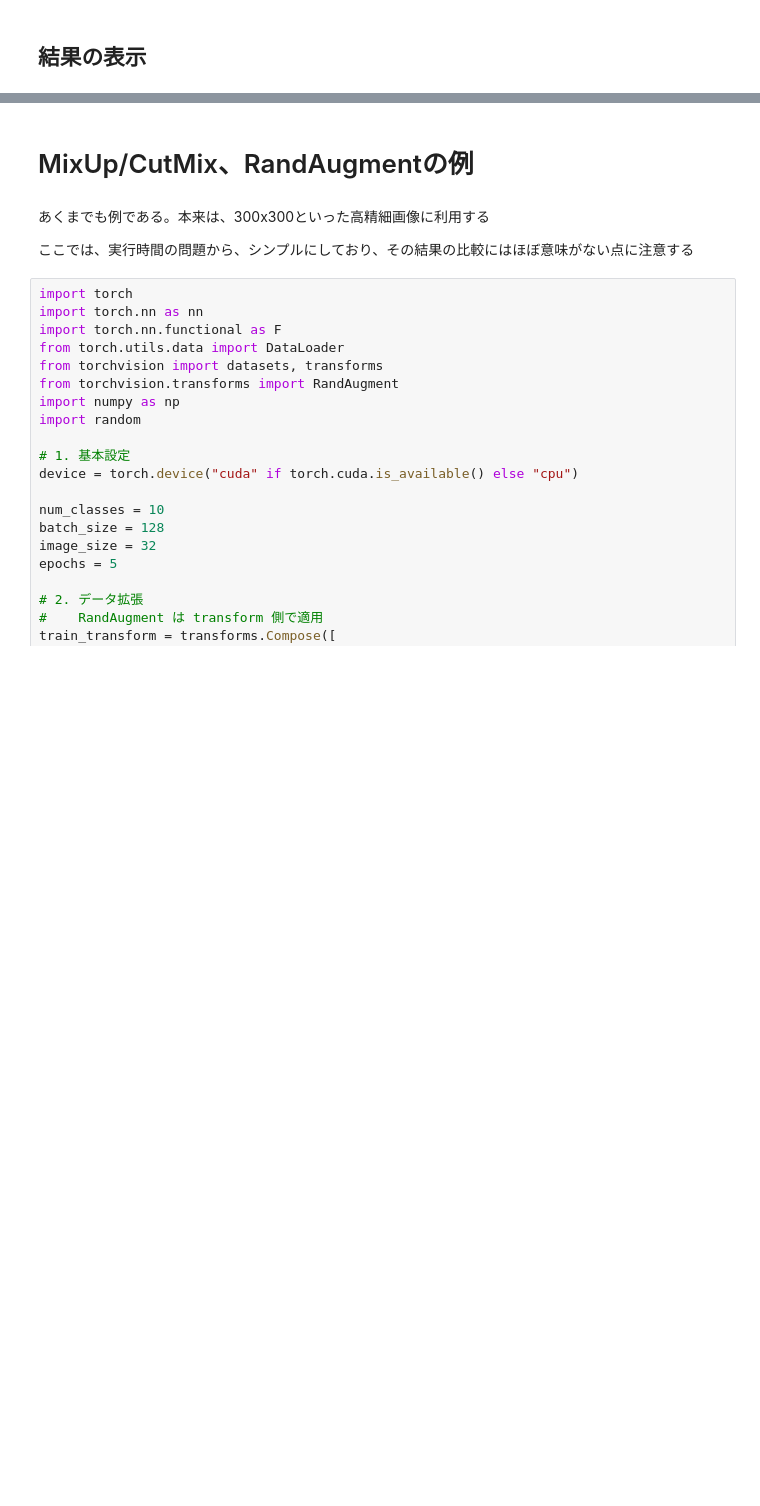
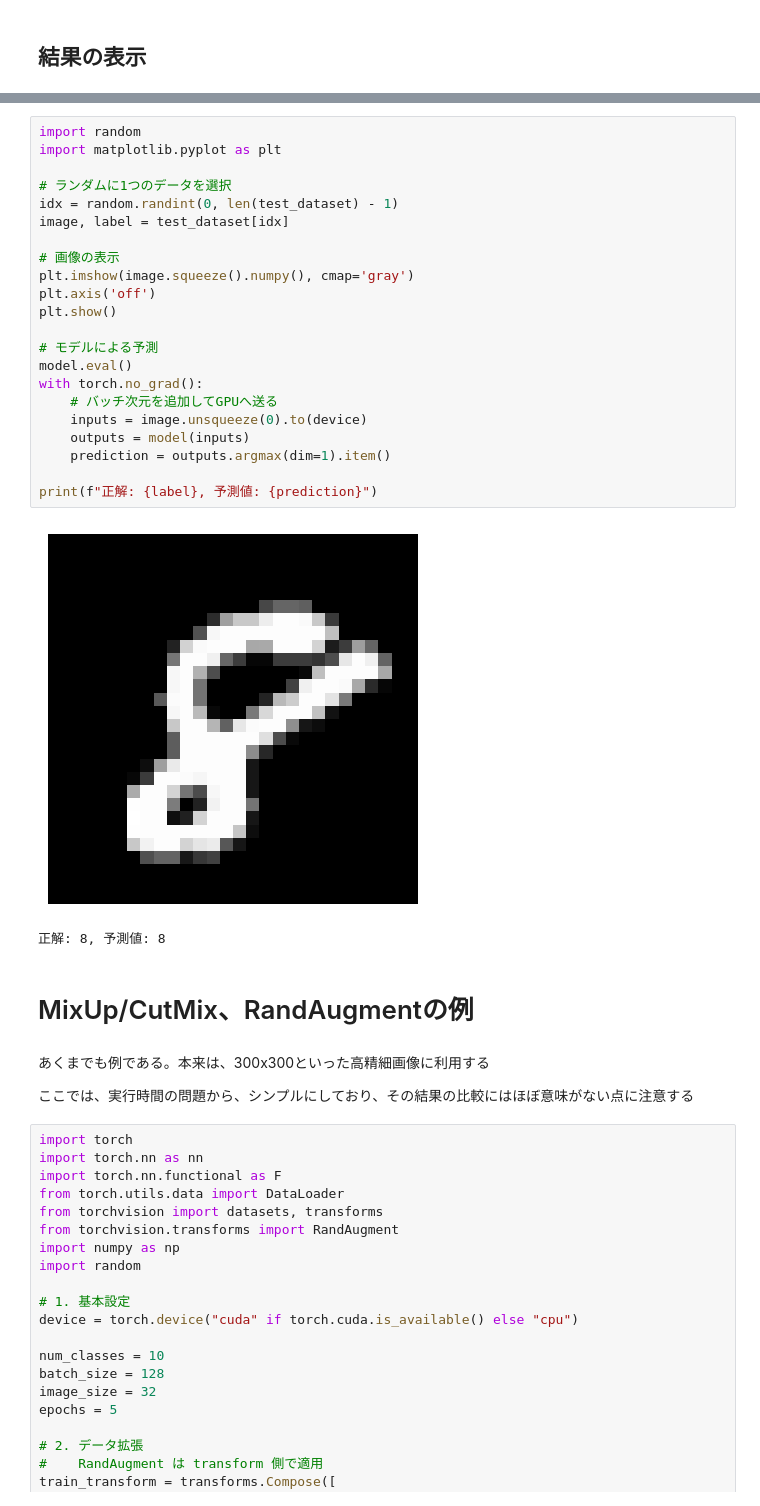
Before and after one commit to keioNishi/lec-mlsys, a Jupyter notebook: mlsys-text-9-CNN.ipynb, the cells around one changed output, grey strips where cells are left out. Saved outputs shown, nothing was run; the diff lists cells and outputs as text; blank space fills up the shorter version.

```diff
--- a/mlsys-text-9-CNN.ipynb
+++ b/mlsys-text-9-CNN.ipynb
@@ -666,3 +659,28 @@ plt.grid()
+# %%
+import random
+import matplotlib.pyplot as plt
+
+# ランダムに1つのデータを選択
+idx = random.randint(0, len(test_dataset) - 1)
+image, label = test_dataset[idx]
+
+# 画像の表示
+plt.imshow(image.squeeze().numpy(), cmap='gray')
+plt.axis('off')
+plt.show()
+
+# モデルによる予測
+model.eval()
+with torch.no_grad():
+    # バッチ次元を追加してGPUへ送る
+    inputs = image.unsqueeze(0).to(device)
+    outputs = model(inputs)
+    prediction = outputs.argmax(dim=1).item()
+
+print(f"正解: {label}, 予測値: {prediction}")
+# %% [output]
+[figure, added]
+正解: 8, 予測値: 8
 # %% [markdown]
 # MixUp/CutMix、RandAugmentの例
 # %% [markdown]
```
Also changed, not shown: parts of 8 cells of this notebook, 1 other file.
